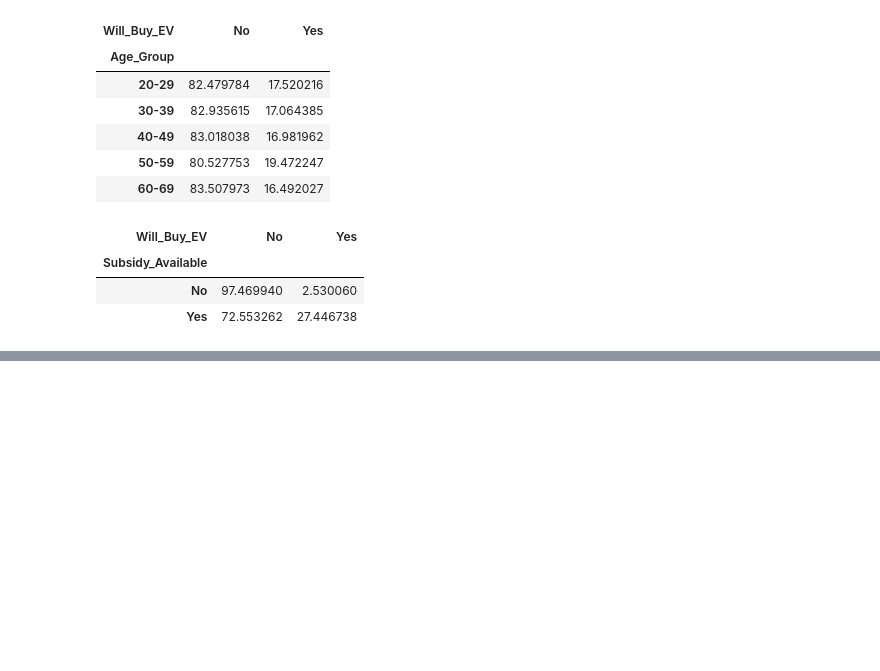
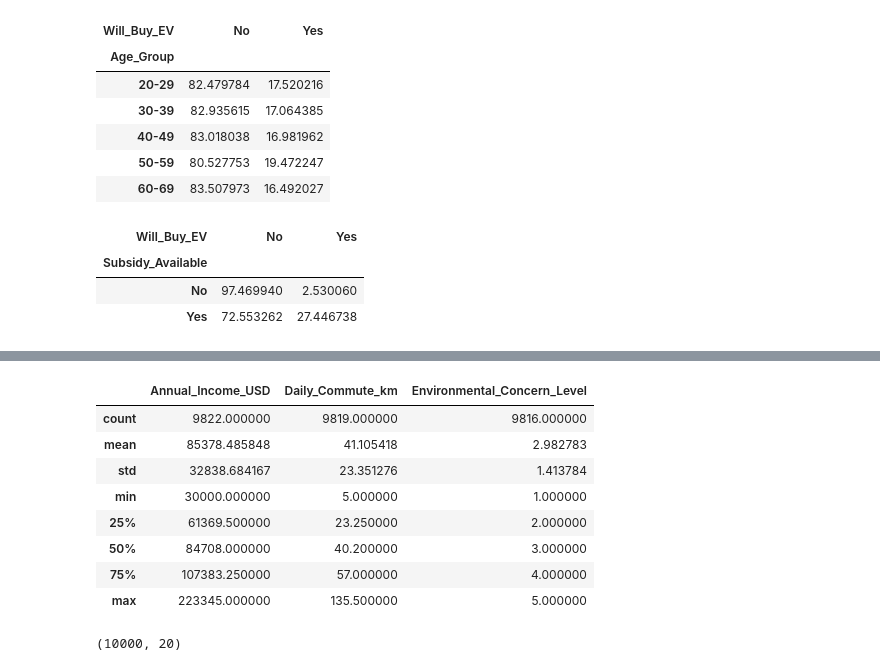
Before and after one commit to LakshmanGnanasambandan/Understanding-EV-Adoption, a Jupyter notebook: eda/01_Data_Profiling.ipynb, the cells around one changed output, grey strips where cells are left out. Cells and saved outputs as stored; diff of their text form; code cells hidden in the pictures; blank space fills up the shorter version.

```diff
--- a/eda/01_Data_Profiling.ipynb
+++ b/eda/01_Data_Profiling.ipynb
@@ -277,0 +331,9 @@ pd.crosstab(
+# %%
+bins = [-1, 4, 9, 14]
+labels = ["Low", "Medium", "High"]
+
+df["Home_Charging_Group"] = pd.cut(
+    df["Charging_Stations_Near_Home"],
+    bins=bins,
+    labels=labels
+)
@@ -277,0 +360,9 @@ pd.crosstab(
+# %%
+bins = [-1, 6, 13, 19]
+labels = ["Low", "Medium", "High"]
+
+df["Work_Charging_Group"] = pd.cut(
+    df["Charging_Stations_Near_Work"],
+    bins=bins,
+    labels=labels
+)
@@ -277,0 +517,16 @@ pd.crosstab(
+# %%
+df[[
+    "Annual_Income_USD",
+    "Daily_Commute_km",
+    "Environmental_Concern_Level"
+]].describe()
+# %% [output]
+|  | Annual_Income_USD | Daily_Commute_km | Environmental_Concern_Level |
+| count | 9822.000000 | 9819.000000 | 9816.000000 |
+| mean | 85378.485848 | 41.105418 | 2.982783 |
+| std | 32838.684167 | 23.351276 | 1.413784 |
+| min | 30000.000000 | 5.000000 | 1.000000 |
+| 25% | 61369.500000 | 23.250000 | 2.000000 |
+| 50% | 84708.000000 | 40.200000 | 3.000000 |
+| 75% | 107383.250000 | 57.000000 | 4.000000 |
+| max | 223345.000000 | 135.500000 | 5.000000 |
@@ -277,0 +537,4 @@ pd.crosstab(
+# %%
+df_clean.shape
+# %% [output]
+(10000, 20)
```
Also changed, not shown: parts of 85 cells of this notebook, 4 other files.
